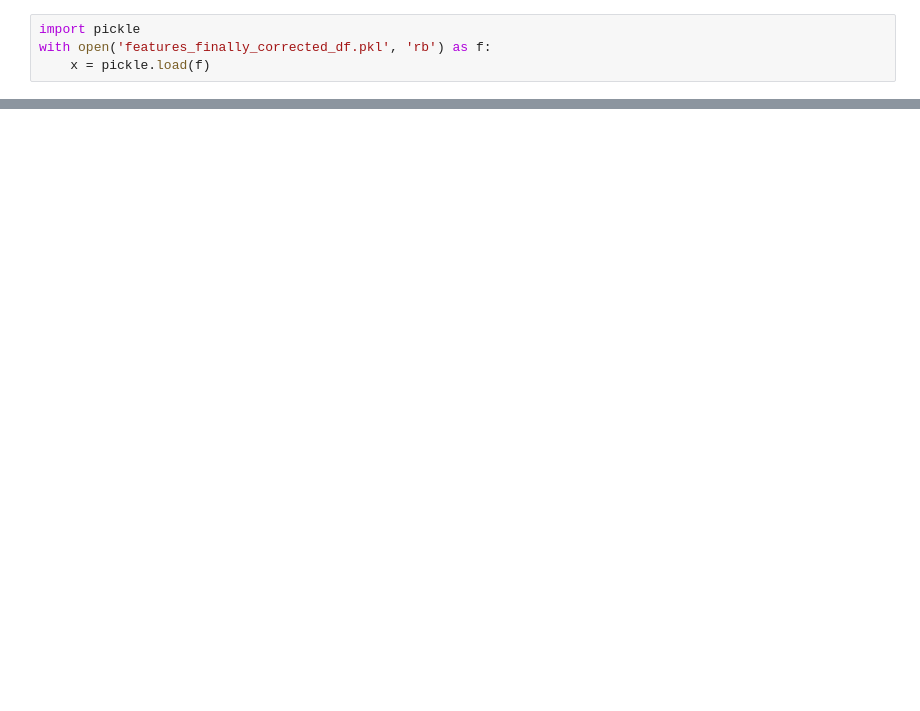
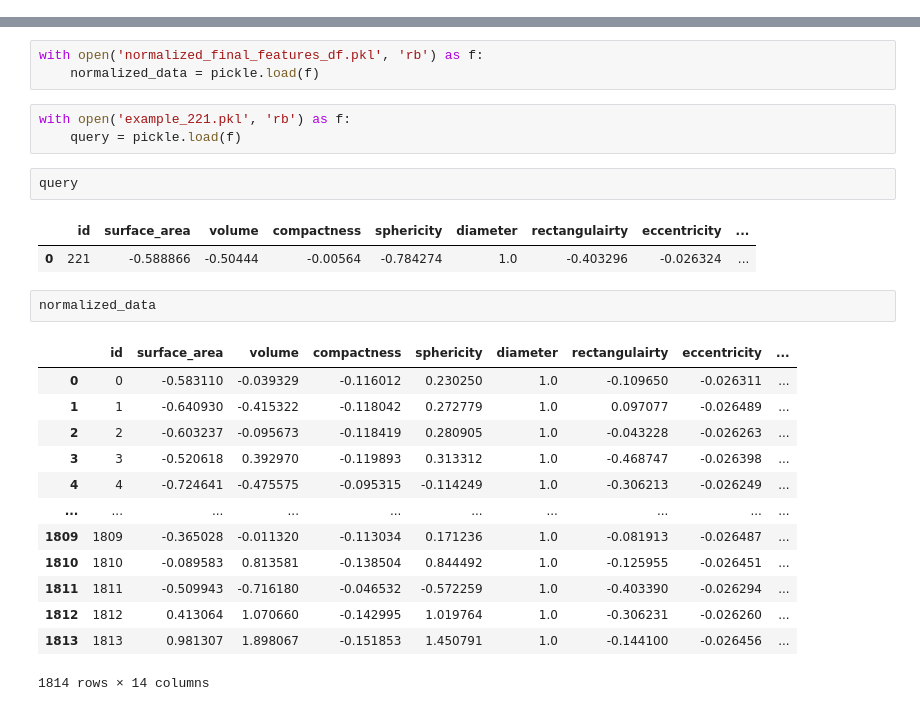
Before and after one commit to rohit-vijayakumar/Content-based-3D-shape-retrieval, a Jupyter notebook: Querying.ipynb, the cells around one changed output, grey strips where cells are left out. Saved outputs shown, nothing was run; the diff lists cells and outputs as text; blank space fills up the shorter version.

Commit message:
Added querying

```diff
--- a/Querying.ipynb
+++ b/Querying.ipynb
@@ -91,4 +0,0 @@ data_normalized.to_pickle('data_normalized.pkl')
-# %%
-import pickle
-with open('features_finally_corrected_df.pkl', 'rb') as f:
-    x = pickle.load(f)
@@ -160,0 +28,27 @@ features_finally_corrected_df
+# %%
+with open('normalized_final_features_df.pkl', 'rb') as f:
+    normalized_data = pickle.load(f)
+# %%
+with open('example_221.pkl', 'rb') as f:
+    query = pickle.load(f)
+# %%
+query
+# %% [output]
+|  | id | surface_area | volume | compactness | sphericity | diameter | rectangulairty | eccentricity | ... |
+| 0 | 221 | -0.588866 | -0.50444 | -0.00564 | -0.784274 | 1.0 | -0.403296 | -0.026324 | ... |
+# %%
+normalized_data
+# %% [output]
+|  | id | surface_area | volume | compactness | sphericity | diameter | rectangulairty | eccentricity | ... |
+| 0 | 0 | -0.583110 | -0.039329 | -0.116012 | 0.230250 | 1.0 | -0.109650 | -0.026311 | ... |
+| 1 | 1 | -0.640930 | -0.415322 | -0.118042 | 0.272779 | 1.0 | 0.097077 | -0.026489 | ... |
+| 2 | 2 | -0.603237 | -0.095673 | -0.118419 | 0.280905 | 1.0 | -0.043228 | -0.026263 | ... |
+| 3 | 3 | -0.520618 | 0.392970 | -0.119893 | 0.313312 | 1.0 | -0.468747 | -0.026398 | ... |
+| 4 | 4 | -0.724641 | -0.475575 | -0.095315 | -0.114249 | 1.0 | -0.306213 | -0.026249 | ... |
+| ... | ... | ... | ... | ... | ... | ... | ... | ... | ... |
+| 1809 | 1809 | -0.365028 | -0.011320 | -0.113034 | 0.171236 | 1.0 | -0.081913 | -0.026487 | ... |
+| 1810 | 1810 | -0.089583 | 0.813581 | -0.138504 | 0.844492 | 1.0 | -0.125955 | -0.026451 | ... |
+| 1811 | 1811 | -0.509943 | -0.716180 | -0.046532 | -0.572259 | 1.0 | -0.403390 | -0.026294 | ... |
+| 1812 | 1812 | 0.413064 | 1.070660 | -0.142995 | 1.019764 | 1.0 | -0.306231 | -0.026260 | ... |
+| 1813 | 1813 | 0.981307 | 1.898067 | -0.151853 | 1.450791 | 1.0 | -0.144100 | -0.026456 | ... |
+1814 rows × 14 columns
```
Also changed, not shown: parts of 41 cells of this notebook, 14 other files.
